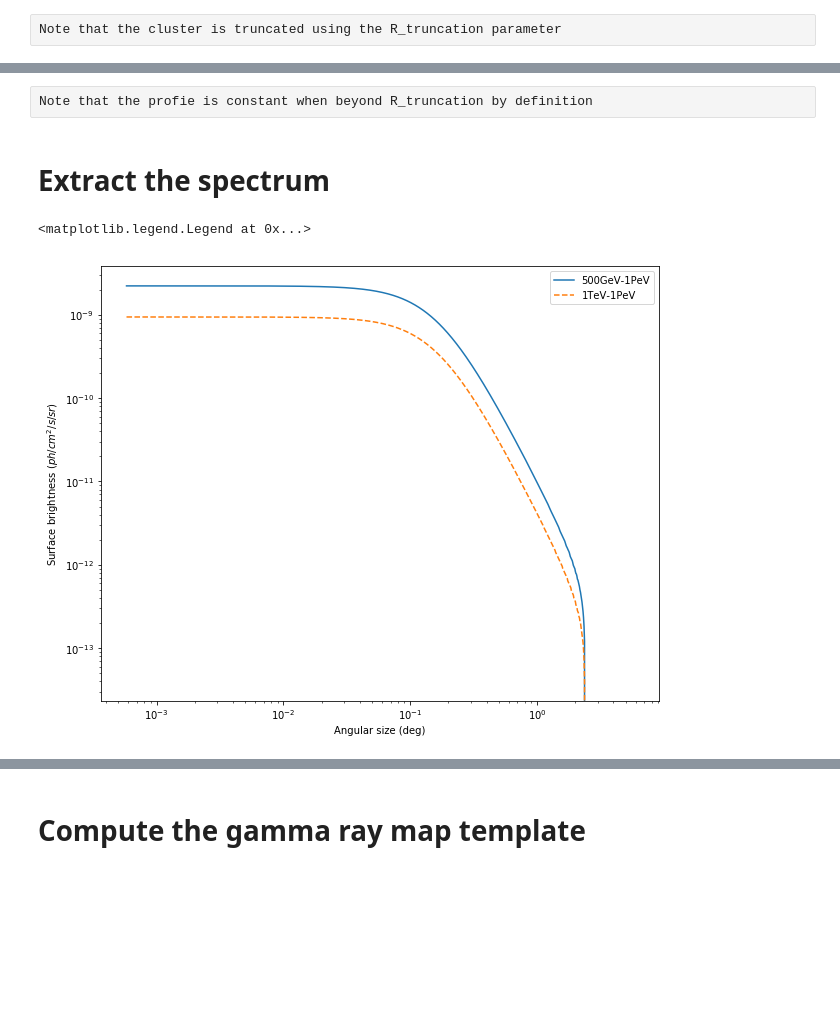
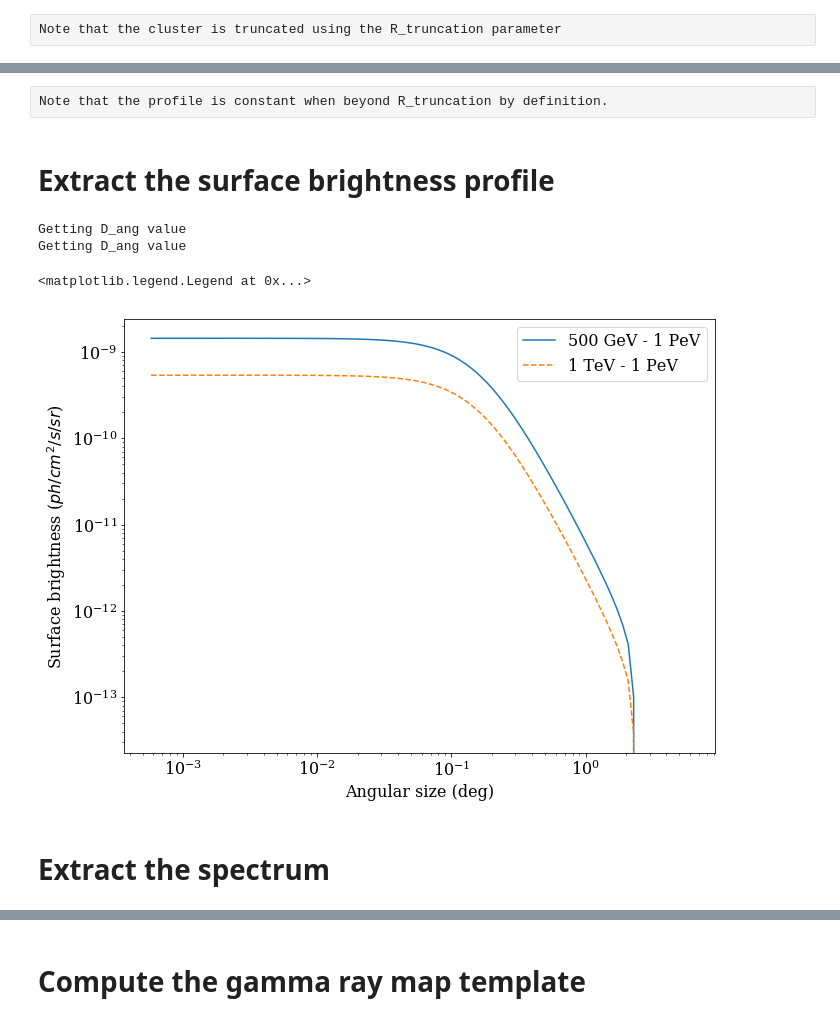
Before and after one commit to renlliang3/ClusterModel, a Jupyter notebook: notebook/model_example_gamma_template.ipynb, the cells around one changed output, grey strips where cells are left out. Saved outputs shown, nothing was run; the diff lists cells and outputs as text; code cells hidden in the pictures; blank space fills up the shorter version.

```diff
--- a/notebook/model_example_gamma_template.ipynb
+++ b/notebook/model_example_gamma_template.ipynb
@@ -56,22 +150,24 @@ plt.legend()
 # %% [raw]
-Note that the profie is constant when beyond R_truncation by definition
+Note that the profile is constant when beyond R_truncation by definition.
+# %% [markdown]
+# Extract the surface brightness profile
+# %%
+r1, p1 = clust.get_gamma_profile(radius=np.logspace(0,4,100)*u.kpc,
+                                   Emin=500*u.GeV, Emax=1*u.PeV, Energy_density=False)
+r2, p2 = clust.get_gamma_profile(radius=np.logspace(0,4,100)*u.kpc,
+                                   Emin=1000*u.GeV, Emax=1*u.PeV, Energy_density=False)
+plt.figure(0,figsize=(10,8))
+plt.loglog((r1/clust.D_ang*u.rad).to('deg'),p1.to('cm-2 s-1 sr-1'), '-', label='500 GeV - 1 PeV')
+plt.loglog((r2/clust.D_ang*u.rad).to('deg'),p2.to('cm-2 s-1 sr-1'), '--', label='1 TeV - 1 PeV')
+plt.xlabel('Angular size (deg)')
+plt.ylabel('Surface brightness ($ph/cm^2/s/sr$)')
+plt.legend()
+# %% [output]
+Getting D_ang value
+Getting D_ang value
+<matplotlib.legend.Legend at 0x...>
+[figure, added]
 # %% [markdown]
 # Extract the spectrum
-# %%
-r1, p1 = clust.get_gamma_profile(radius=np.logspace(0,4,1000)*u.kpc,
-                                   Emin=500*u.GeV, Emax=1*u.PeV, Energy_density=False,
-                                   NR500max=5.0, Npt_los=100)
-r2, p2 = clust.get_gamma_profile(radius=np.logspace(0,4,1000)*u.kpc,
-                                   Emin=1000*u.GeV, Emax=1*u.PeV, Energy_density=False,
-                                   NR500max=3, Npt_los=100)
-plt.figure(0,figsize=(10,8))
-plt.loglog((r1/clust.D_ang*u.rad).to('deg'),p1.to('cm-2 s-1 sr-1'), '-', label='500GeV-1PeV')
-plt.loglog((r2/clust.D_ang*u.rad).to('deg'),p2.to('cm-2 s-1 sr-1'), '--', label='1TeV-1PeV')
-plt.xlabel('Angular size (deg)')
-plt.ylabel('Surface brightness ($ph/cm^2/s/sr$)')
-plt.legend()
-# %% [output]
-<matplotlib.legend.Legend at 0x...>
-[figure, removed]
 # %%
 energy = np.logspace(-1,4,100)*u.GeV
```
Also changed, not shown: parts of 19 cells of this notebook, 6 other files.
